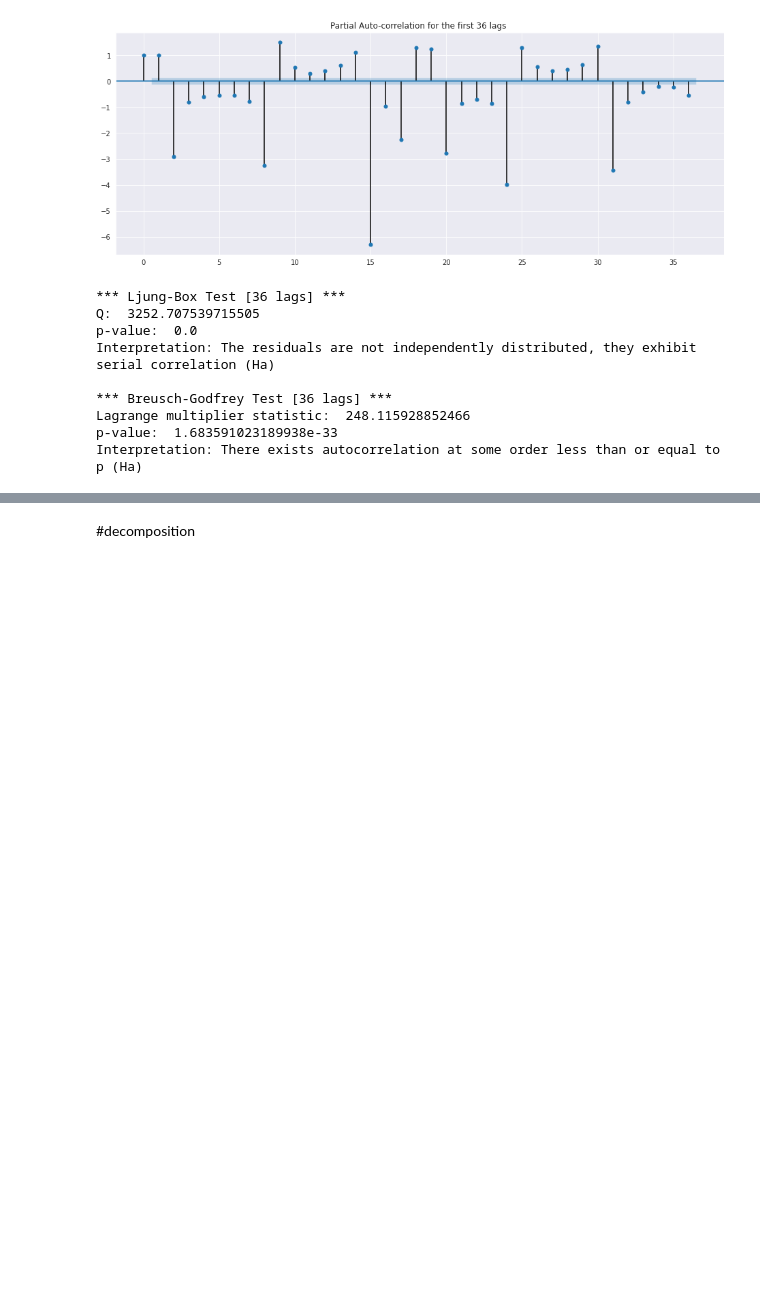
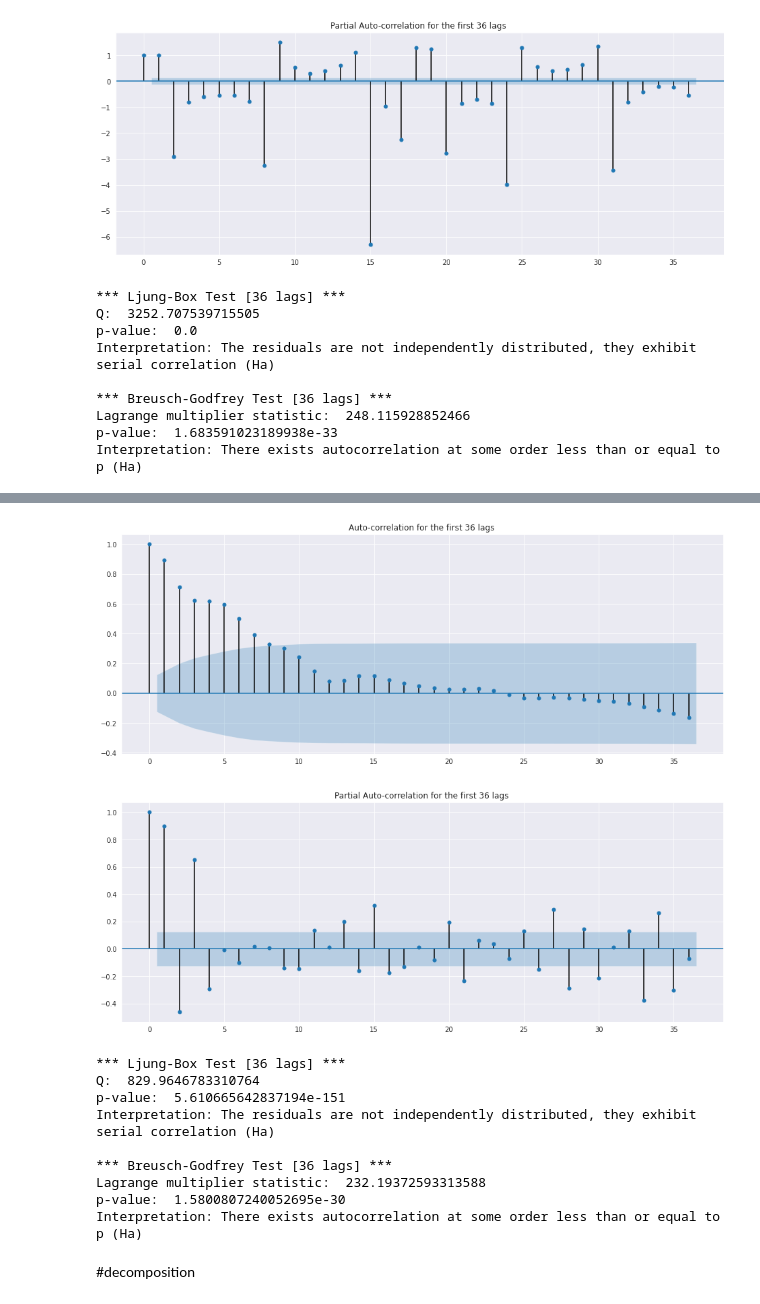
Before and after one commit to MaliheDahmardeh/state-house-price-analysis-SM, a Jupyter notebook: state-house-price-analysis.ipynb, the cells around one changed output, grey strips where cells are left out. Cells and saved outputs as stored; diff of their text form; code cells hidden in the pictures; blank space fills up the shorter version.

```diff
--- a/state-house-price-analysis.ipynb
+++ b/state-house-price-analysis.ipynb
@@ -1115,3 +1139,18 @@ we can see that after one step seasonal diffrencacing data is stationary
+# %%
+autocorrelationPlot(data_diff_seas_first, lags=36)
+checkAutorcorrelation(data_diff_seas_first.values, lags=36)
+# %% [output]
+[figure, added]
+[figure, added]
+*** Ljung-Box Test [36 lags] ***
+Q:  829.9646783310764
+p-value:  5.610665642837194e-151
+Interpretation: The residuals are not independently distributed, they exhibit serial correlation (Ha)
+
+*** Breusch-Godfrey Test [36 lags] ***
+Lagrange multiplier statistic:  232.19372593313588
+p-value:  1.5800807240052695e-30
+Interpretation: There exists autocorrelation at some order less than or equal to p (Ha)
 # %% [markdown]
 #decomposition
 # %% [markdown]
```
Also changed, not shown: parts of 15 cells of this notebook.
